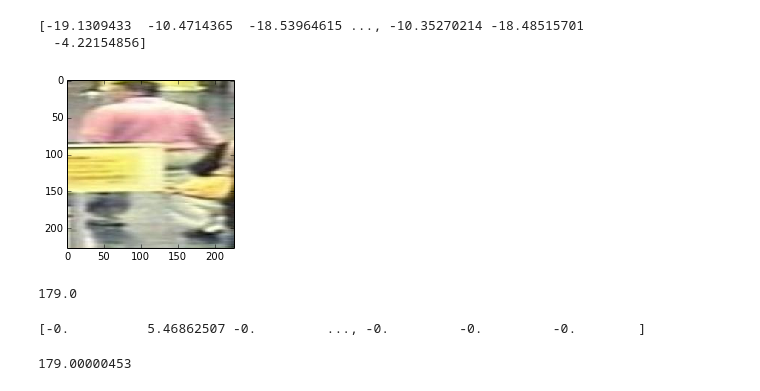
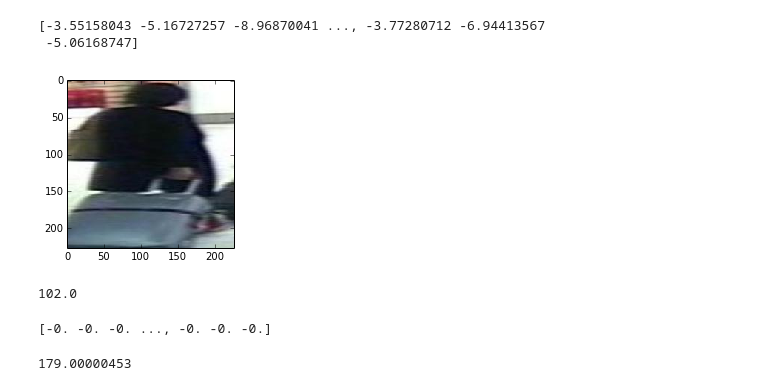
Before and after one commit to agjayant/caffe-Person-ReID, a Jupyter notebook: rank_scripts/Multi_Debug.ipynb, the cells around one changed output. Cells and saved outputs as stored; diff of their text form; code cells hidden in the pictures.

Commit message:
deploy: batch size 1

```diff
--- a/rank_scripts/Multi_Debug.ipynb
+++ b/rank_scripts/Multi_Debug.ipynb
@@ -20,8 +20,8 @@ import os
 # %%
 caffe.set_device(0)
 caffe.set_mode_gpu()
-net = caffe.Net(caffe_root +  'rank_scripts/multi/deploy_multinet_wa.prototxt',
-                caffe_root + 'rank_scripts/models103/_iter_500.caffemodel',
+net = caffe.Net(caffe_root +  'rank_scripts/multi/deploy_multinet_wa_1.prototxt',
+                caffe_root + 'rank_scripts/models103/_iter_10000.caffemodel',
                 caffe.TEST)# input preprocessing: 'data'is the name of the input blob == net.inputs[0]
 transformer = caffe.io.Transformer({'data': net.blobs['data'].data.shape})
 transformer.set_transpose('data', (2,0,1))
@@ -33,22 +33,22 @@ net.blobs['data'].reshape(50,3,227,227)
 # %%
 #query_image_path = '/home/jayant/caffe-Person-ReID_triplet/rank_scripts/images_market/0004_c1s6_016996_00.jpg'
-query_image_path = '/home/jayant/vision/PETA/i-LID_alex/archive/0002_004.jpg'
+query_image_path = '/home/jayant/vision/PETA/i-LID_alex/archive/0001_001.jpg'
 query_image = caffe.io.load_image(query_image_path)
 net.blobs['data'].data[...] = transformer.preprocess('data', query_image)
 out = net.forward()
 vector_query = out['fc7'][0]
 plt.figure(figsize=(3,3))
 plt.imshow(query_image)
 print vector_query
 # %% [output]
-[-19.1309433  -10.4714365  -18.53964615 ..., -10.35270214 -18.48515701
-  -4.22154856]
+[-3.55158043 -5.16727257 -8.96870041 ..., -3.77280712 -6.94413567
+ -5.06168747]
-[figure, old version]
+[figure, new version]
 # %%
 print net.blobs['data'].data[...][0][2][222][127]
 # %% [output]
-179.0
+102.0
 # %%
 print net.blobs['fc6'].data[...][0]
 # %% [output]
-[-0.          5.46862507 -0.         ..., -0.         -0.         -0.        ]
+[-0. -0. -0. ..., -0. -0. -0.]
```
Also changed, not shown: parts of 2 cells of this notebook, 1 other file.
